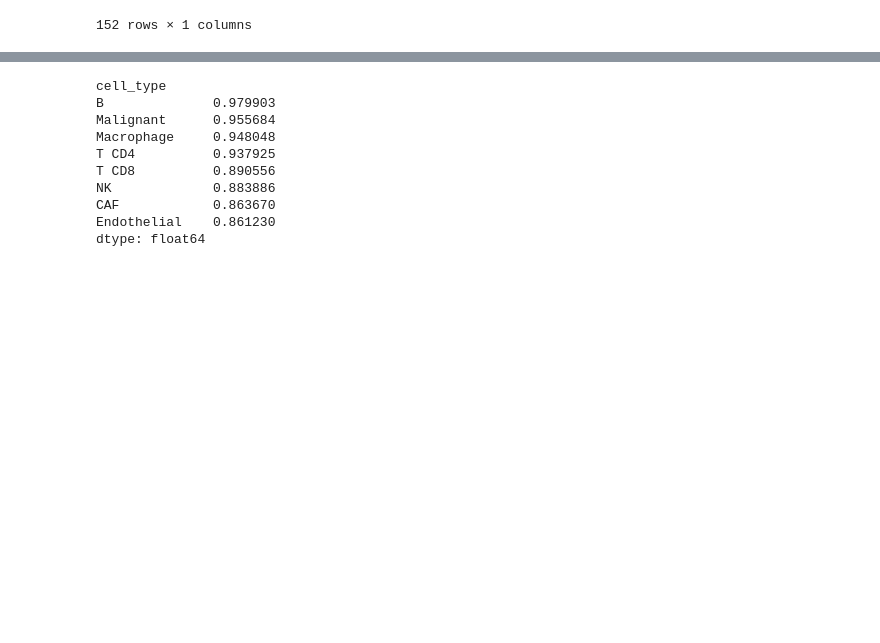
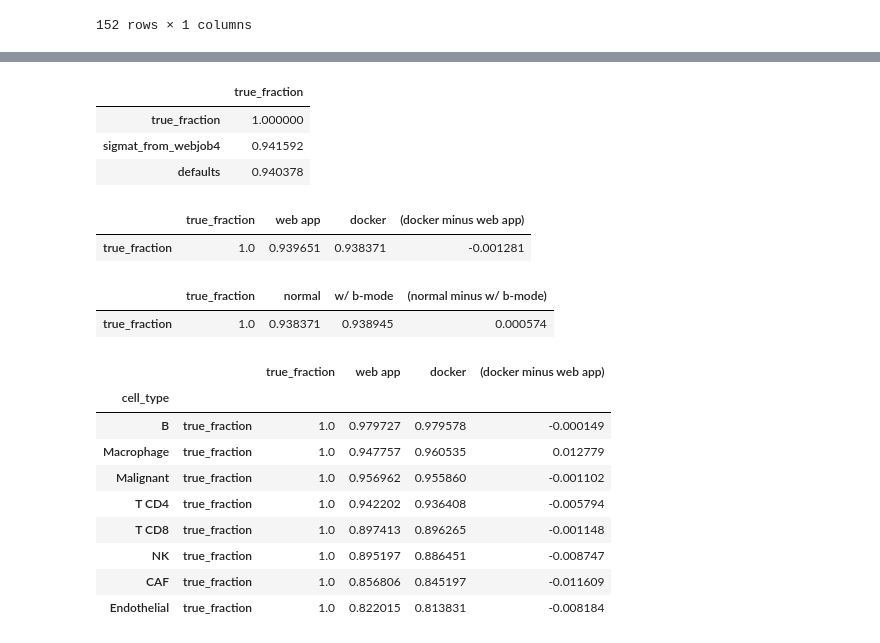
Before and after one commit to davidliu-lab/deconv, a Jupyter notebook: 1b - analyze csx results for different parameters.ipynb, the cells around one changed output, grey strips where cells are left out. Drawn from its saved outputs; the diff is of its cells as text; code cells hidden in the pictures; blank space fills up the shorter version.

```diff
--- a/1b - analyze csx results for different parameters.ipynb
+++ b/1b - analyze csx results for different parameters.ipynb
@@ -163,26 +163,65 @@ truth.join(df_preds.unstack("experiment"), how="left").corr().sort_values(by="tr
 | sigmat_from_defaults | 0.940378 | 1.000000 | 1.000000 | 1.000000 | 0.995794 | ... |
 | refsample_from_webjob4,with_bmode | 0.938370 | 0.986880 | 0.986880 | 0.986880 | 0.993899 | ... |
 | sigmat_from_webjob4,with_bmode | 0.938370 | 0.986880 | 0.986880 | 0.986880 | 0.993899 | ... |
+# %%
+x = df_preds.loc[["defaults", "sigmat_from_webjob4"]]
+_ = truth.join(x.unstack("experiment"), how="left").corr().sort_values(by="true_fraction", ascending=False)
+_[["true_fraction"]]
+# %% [output]
+|  | true_fraction |
+| true_fraction | 1.000000 |
+| sigmat_from_webjob4 | 0.941592 |
+| defaults | 0.940378 |
 # %%
 validation_set = [x not in (80, 88) for x in df_preds.index.get_level_values("sample_id")]
 # %%
-truth\
+_ = truth\
     .join(
-        df_preds.loc[:, validation_set, :].unstack("experiment")[["with_bmode"]],
+        df_preds.loc[:, validation_set, :].unstack("experiment"),
         how="left")\
-    .groupby(level="cell_type")\
-    .corr()\
-    .stack()\
-    .loc[:, "true_fraction", "with_bmode"]\
-    .sort_values(ascending=False)
+    .corr()
+_ = _[["true_fraction", "sigmat_from_webjob4", "defaults"]].loc[["true_fraction"]]
+_["diff"] = _["defaults"] - _["sigmat_from_webjob4"]
+_.columns = ["true_fraction", "web app", "docker", "(docker minus web app)"]
+_
 # %% [output]
-cell_type
-B              0.979903
-Malignant      0.955684
-Macrophage     0.948048
-T CD4          0.937925
-T CD8          0.890556
-NK             0.883886
-CAF            0.863670
-Endothelial    0.861230
-dtype: float64
+|  | true_fraction | web app | docker | (docker minus web app) |
+| true_fraction | 1.0 | 0.939651 | 0.938371 | -0.001281 |
+# %%
+_ = truth\
+    .join(
+        df_preds.loc[:, validation_set, :].unstack("experiment"),
+        how="left")\
+    .corr()
+_ = _[["true_fraction", "defaults", "with_bmode"]].loc[["true_fraction"]]
+_["diff"] = _["with_bmode"] - _["defaults"]
+_.columns = ["true_fraction", "normal", "w/ b-mode", "(normal minus w/ b-mode)"]
+_
+# %% [output]
+|  | true_fraction | normal | w/ b-mode | (normal minus w/ b-mode) |
+| true_fraction | 1.0 | 0.938371 | 0.938945 | 0.000574 |
+# %%
+_ = truth\
+    .join(
+        df_preds.loc[:, validation_set, :].unstack("experiment"),
+        how="left")\
+    .groupby(level="cell_type")\
+    .corr()\
+    .stack()\
+    .loc[:, "true_fraction", ["true_fraction", "sigmat_from_webjob4", "defaults"]]\
+    .unstack()\
+    .sort_values(by="defaults", ascending=False)
+_["diff"] = _["defaults"] - _["sigmat_from_webjob4"]
+_.columns = ["true_fraction", "web app", "docker", "(docker minus web app)"]
+_
+# %% [output]
+|  |  | true_fraction | web app | docker | (docker minus web app) |
+| cell_type |  |  |  |  |  |
+| B | true_fraction | 1.0 | 0.979727 | 0.979578 | -0.000149 |
+| Macrophage | true_fraction | 1.0 | 0.947757 | 0.960535 | 0.012779 |
+| Malignant | true_fraction | 1.0 | 0.956962 | 0.955860 | -0.001102 |
+| T CD4 | true_fraction | 1.0 | 0.942202 | 0.936408 | -0.005794 |
+| T CD8 | true_fraction | 1.0 | 0.897413 | 0.896265 | -0.001148 |
+| NK | true_fraction | 1.0 | 0.895197 | 0.886451 | -0.008747 |
+| CAF | true_fraction | 1.0 | 0.856806 | 0.845197 | -0.011609 |
+| Endothelial | true_fraction | 1.0 | 0.822015 | 0.813831 | -0.008184 |
```
Also changed, not shown: parts of 2 cells of this notebook.
